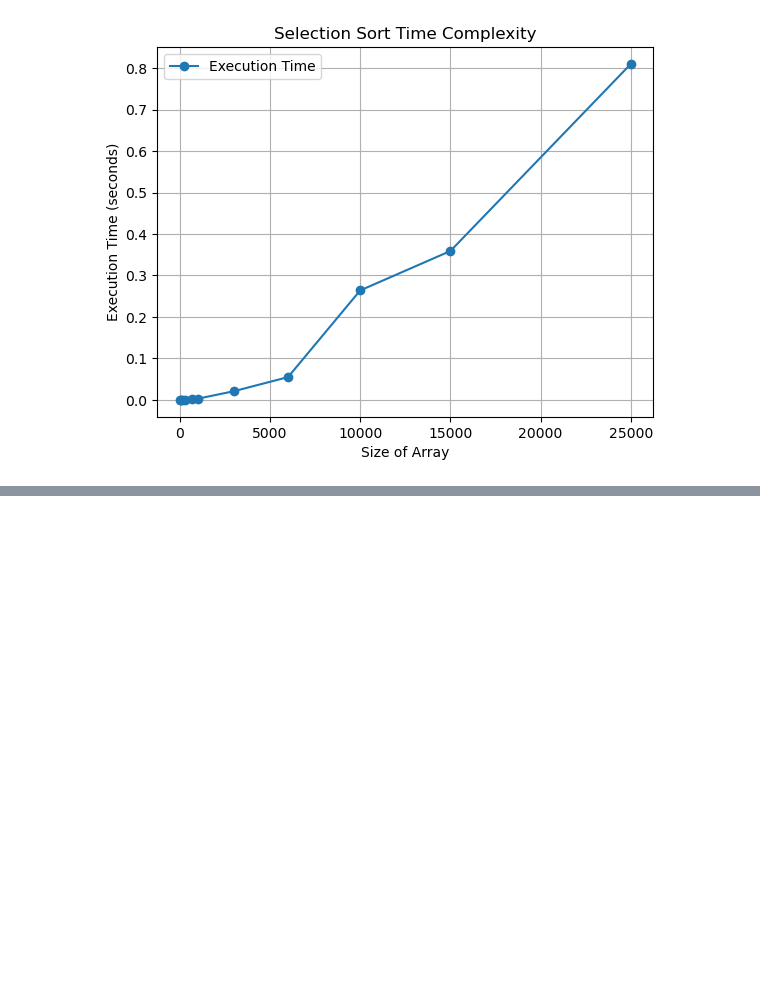
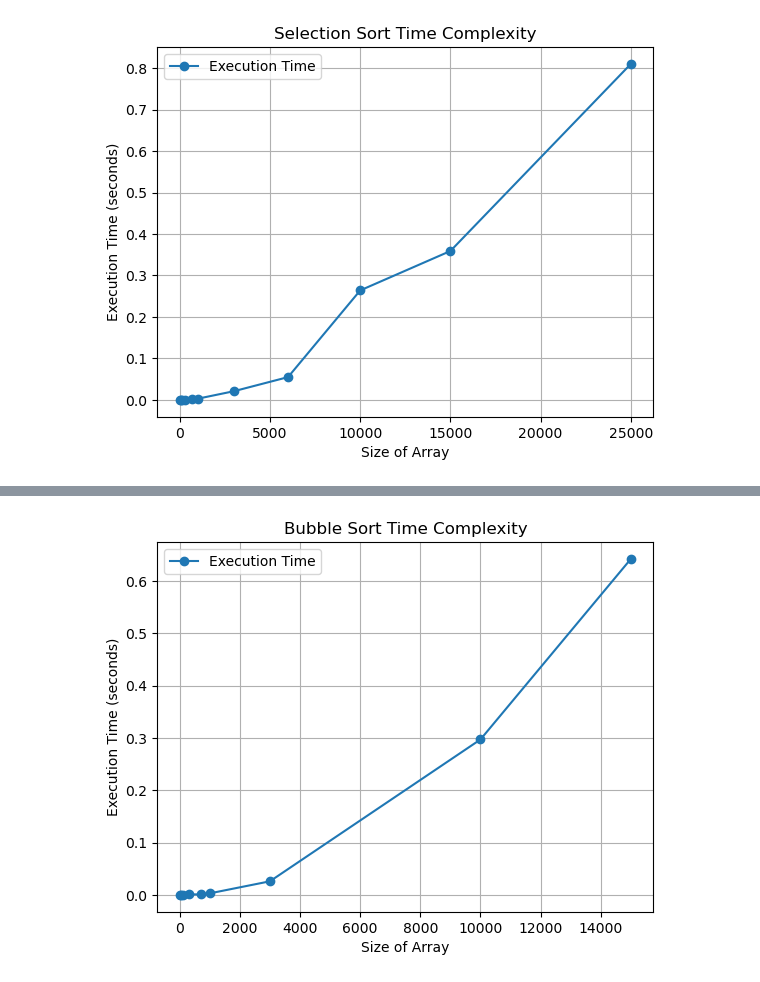
Before and after one commit to lakshaybansal013-gif/ADA_Projects_File, a Jupyter notebook: sorting_graphs.ipynb, the cells around one changed output, grey strips where cells are left out. Drawn from its saved outputs; the diff is of its cells as text; code cells hidden in the pictures; blank space fills up the shorter version.

```diff
--- a/sorting_graphs.ipynb
+++ b/sorting_graphs.ipynb
@@ -113,0 +116,3 @@ plt.show()
+# %%
+df4=pd.read_csv('bubble_sort.csv')
+df4
@@ -113,0 +130,9 @@ plt.show()
+# %%
+df4.plot(x='n', y='Execution Time', kind='line', marker='o')
+plt.xlabel('Size of Array')
+plt.ylabel('Execution Time (seconds)')
+plt.title('Bubble Sort Time Complexity')
+plt.grid(True)
+plt.show()
+# %% [output]
+[figure, added]
```
Also changed, not shown: parts of 2 cells of this notebook, 2 other files.
